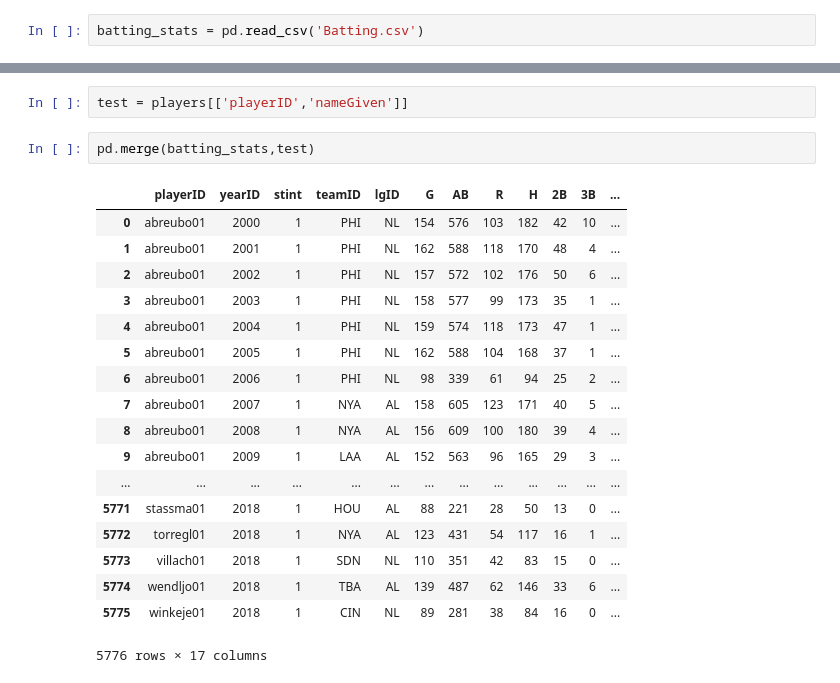
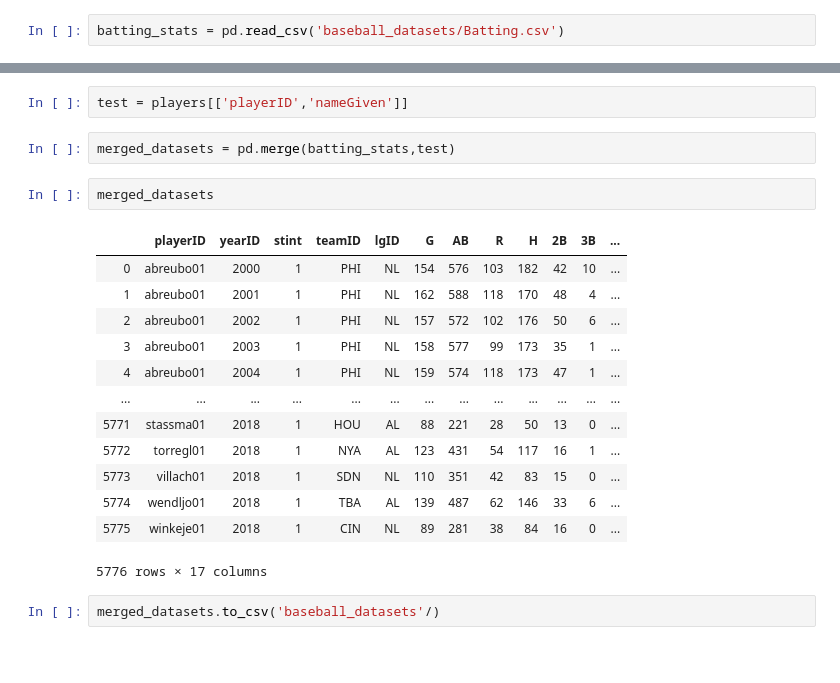
Before and after one commit to bew030/baseball-project, a Jupyter notebook: Baseball Dataset-checkpoint.ipynb, the cells around one changed output, grey strips where cells are left out. Saved outputs shown, nothing was run; the diff lists cells and outputs as text; blank space fills up the shorter version.

```diff
--- a/Baseball Dataset-checkpoint.ipynb
+++ b/Baseball Dataset-checkpoint.ipynb
@@ -29,7 +25,7 @@ pitching_stats.drop(['SF', 'SH', 'GIDP','WP', 'HBP','BFP', 'BAOpp', 'GS', 'CG','
 | 46698 | zimmejo02 | 2018 | 1 | DET | AL | 7 | 8 | 25 | 0 | 394 | 140 | ... |
 13795 rows × 17 columns
 # %%
-batting_stats = pd.read_csv('Batting.csv')
+batting_stats = pd.read_csv('baseball_datasets/Batting.csv')
 # %%
 batting_stats = batting_stats.drop(['IBB','HBP','SH','SF', 'GIDP', 'SB', 'CS'], axis=1)
 # %%
@@ -128,23 +131,22 @@ players
 # %%
 test = players[['playerID','nameGiven']]
 # %%
-pd.merge(batting_stats,test)
+merged_datasets = pd.merge(batting_stats,test)
-# %% [output]
-|  | playerID | yearID | stint | teamID | lgID | G | AB | R | H | 2B | 3B | ... |
-| 0 | abreubo01 | 2000 | 1 | PHI | NL | 154 | 576 | 103 | 182 | 42 | 10 | ... |
-| 1 | abreubo01 | 2001 | 1 | PHI | NL | 162 | 588 | 118 | 170 | 48 | 4 | ... |
-| 2 | abreubo01 | 2002 | 1 | PHI | NL | 157 | 572 | 102 | 176 | 50 | 6 | ... |
-| 3 | abreubo01 | 2003 | 1 | PHI | NL | 158 | 577 | 99 | 173 | 35 | 1 | ... |
-| 4 | abreubo01 | 2004 | 1 | PHI | NL | 159 | 574 | 118 | 173 | 47 | 1 | ... |
-| 5 | abreubo01 | 2005 | 1 | PHI | NL | 162 | 588 | 104 | 168 | 37 | 1 | ... |
-| 6 | abreubo01 | 2006 | 1 | PHI | NL | 98 | 339 | 61 | 94 | 25 | 2 | ... |
-| 7 | abreubo01 | 2007 | 1 | NYA | AL | 158 | 605 | 123 | 171 | 40 | 5 | ... |
-| 8 | abreubo01 | 2008 | 1 | NYA | AL | 156 | 609 | 100 | 180 | 39 | 4 | ... |
-| 9 | abreubo01 | 2009 | 1 | LAA | AL | 152 | 563 | 96 | 165 | 29 | 3 | ... |
-| ... | ... | ... | ... | ... | ... | ... | ... | ... | ... | ... | ... | ... |
-| 5771 | stassma01 | 2018 | 1 | HOU | AL | 88 | 221 | 28 | 50 | 13 | 0 | ... |
-| 5772 | torregl01 | 2018 | 1 | NYA | AL | 123 | 431 | 54 | 117 | 16 | 1 | ... |
-| 5773 | villach01 | 2018 | 1 | SDN | NL | 110 | 351 | 42 | 83 | 15 | 0 | ... |
-| 5774 | wendljo01 | 2018 | 1 | TBA | AL | 139 | 487 | 62 | 146 | 33 | 6 | ... |
-| 5775 | winkeje01 | 2018 | 1 | CIN | NL | 89 | 281 | 38 | 84 | 16 | 0 | ... |
-5776 rows × 17 columns
+# %%
+merged_datasets
+# %% [output]
+|  | playerID | yearID | stint | teamID | lgID | G | AB | R | H | 2B | 3B | ... |
+| 0 | abreubo01 | 2000 | 1 | PHI | NL | 154 | 576 | 103 | 182 | 42 | 10 | ... |
+| 1 | abreubo01 | 2001 | 1 | PHI | NL | 162 | 588 | 118 | 170 | 48 | 4 | ... |
+| 2 | abreubo01 | 2002 | 1 | PHI | NL | 157 | 572 | 102 | 176 | 50 | 6 | ... |
+| 3 | abreubo01 | 2003 | 1 | PHI | NL | 158 | 577 | 99 | 173 | 35 | 1 | ... |
+| 4 | abreubo01 | 2004 | 1 | PHI | NL | 159 | 574 | 118 | 173 | 47 | 1 | ... |
+| ... | ... | ... | ... | ... | ... | ... | ... | ... | ... | ... | ... | ... |
+| 5771 | stassma01 | 2018 | 1 | HOU | AL | 88 | 221 | 28 | 50 | 13 | 0 | ... |
+| 5772 | torregl01 | 2018 | 1 | NYA | AL | 123 | 431 | 54 | 117 | 16 | 1 | ... |
+| 5773 | villach01 | 2018 | 1 | SDN | NL | 110 | 351 | 42 | 83 | 15 | 0 | ... |
+| 5774 | wendljo01 | 2018 | 1 | TBA | AL | 139 | 487 | 62 | 146 | 33 | 6 | ... |
+| 5775 | winkeje01 | 2018 | 1 | CIN | NL | 89 | 281 | 38 | 84 | 16 | 0 | ... |
+5776 rows × 17 columns
+# %%
+merged_datasets.to_csv('baseball_datasets'/)
```
Also changed, not shown: parts of 7 cells of this notebook, 1 other file.
